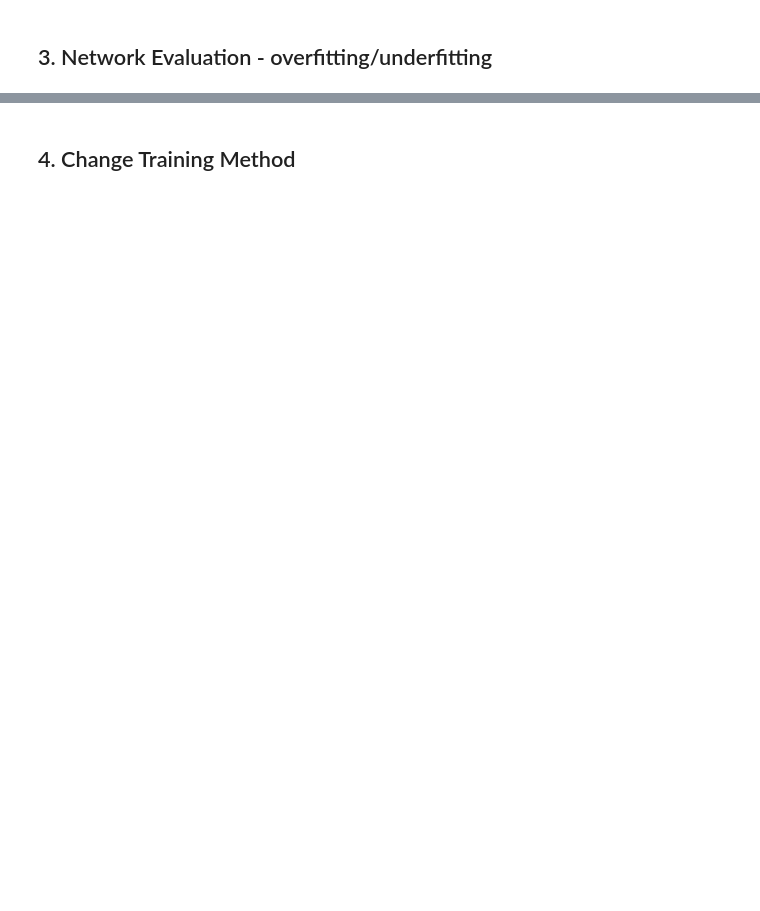
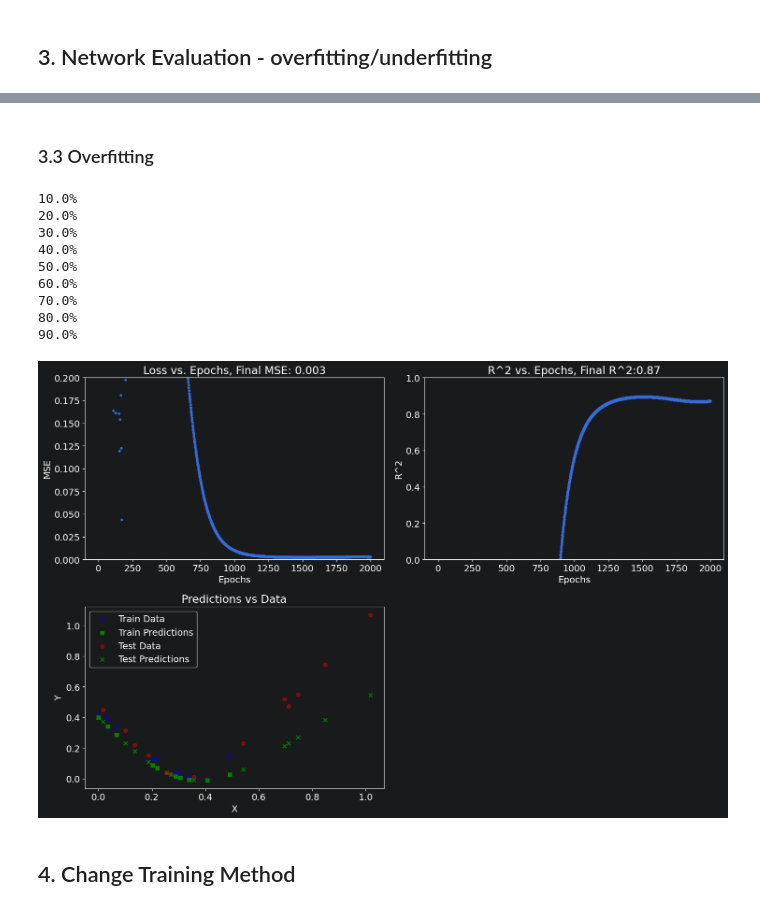
Before and after one commit to druidmentalized/MIWTutorials, a Jupyter notebook: Project3/regression.ipynb, the cells around one changed output, grey strips where cells are left out. Cells and saved outputs as stored; diff of their text form; code cells hidden in the pictures; blank space fills up the shorter version.

```diff
--- a/Project3/regression.ipynb
+++ b/Project3/regression.ipynb
@@ -55,3 +63,25 @@ visualize(regressor_batch_overfit, X_train_tiny, y_train_tiny, X_test, y_test, t
+# %% [markdown]
+### 3.3 Overfitting
+# %%
+mask = X_train[:, 0] < 0.5
+X_train_tiny = X_train[mask][:10]
+y_train_tiny = y_train[mask][:10]
+
+nn_overfit = NeuralNetworkRegression(hidden_size=300)
+nn_overfit.train(X_train_tiny, y_train_tiny, epochs=2000, learning_rate=0.01, reg_lambda=0.0)
+
+visualize(nn_overfit, X_train_tiny, y_train_tiny, X_test, y_test, title="Regressor batch overfitting")
+# %% [output]
+10.0%
+20.0%
+30.0%
+40.0%
+50.0%
+60.0%
+70.0%
+80.0%
+90.0%
+[figure, added]
 # %% [markdown]
 ## 4. Change Training Method
 # %%
```
Also changed, not shown: parts of 18 cells of this notebook, 3 other files.
